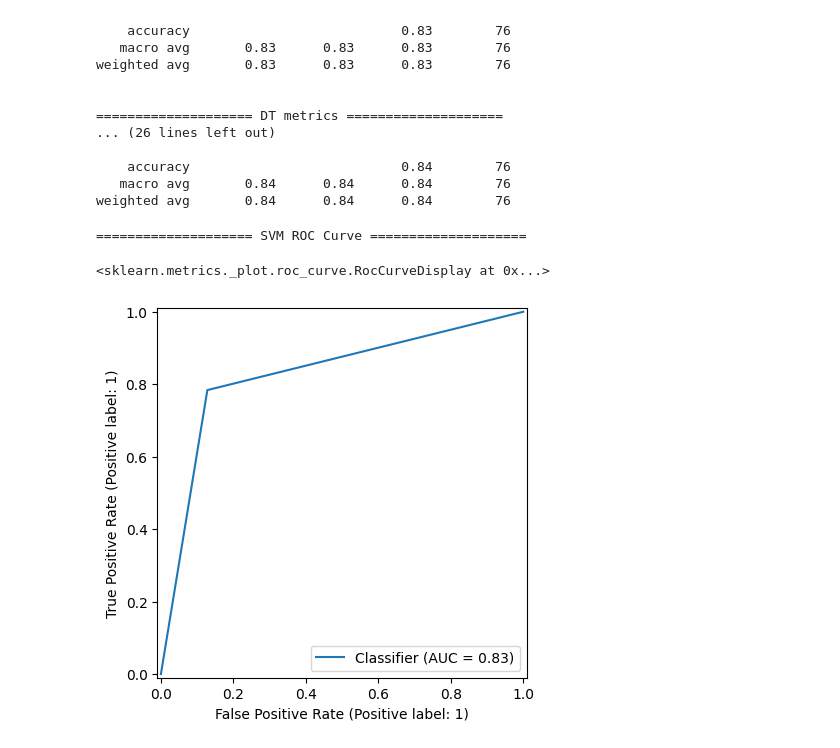
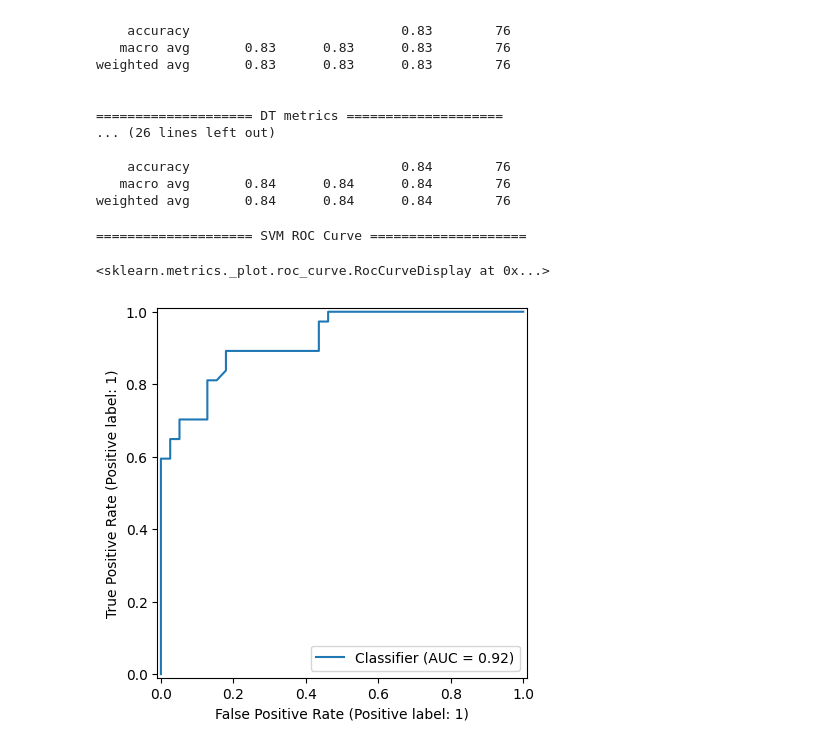
Before and after one commit to Rohith65-pixel/Mini-Project-Heart-Diease, a Jupyter notebook: Project File.ipynb, the cells around one changed output. Drawn from its saved outputs; the diff is of its cells as text; code cells hidden in the pictures.

```diff
--- a/Project File.ipynb
+++ b/Project File.ipynb
@@ -366,10 +366,10 @@ weighted avg       0.84      0.84      0.84        76
 # %%
 from sklearn.metrics import RocCurveDisplay
 print(20*'=',"SVM ROC Curve",20*'=')
-RocCurveDisplay.from_predictions(y_test,y_svm)
+RocCurveDisplay.from_predictions(y_test,svm_proba[:,1])
 # %% [output]
 ==================== SVM ROC Curve ====================
 <sklearn.metrics._plot.roc_curve.RocCurveDisplay at 0x...>
-[figure, old version]
+[figure, new version]
 # %%
 print(20*'=',"DT ROC Curve",20*'=')
```
Also changed, not shown: parts of 8 cells of this notebook.
